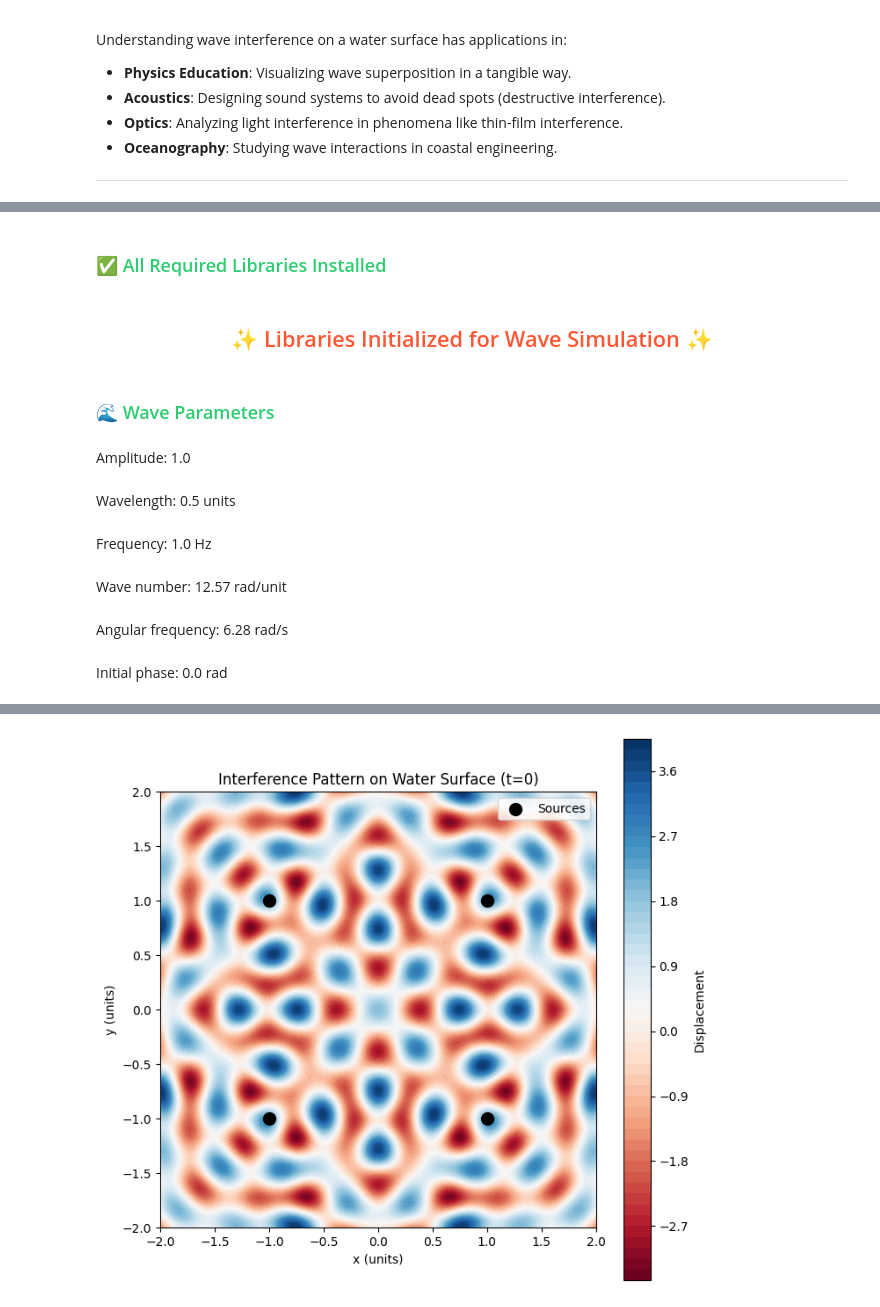
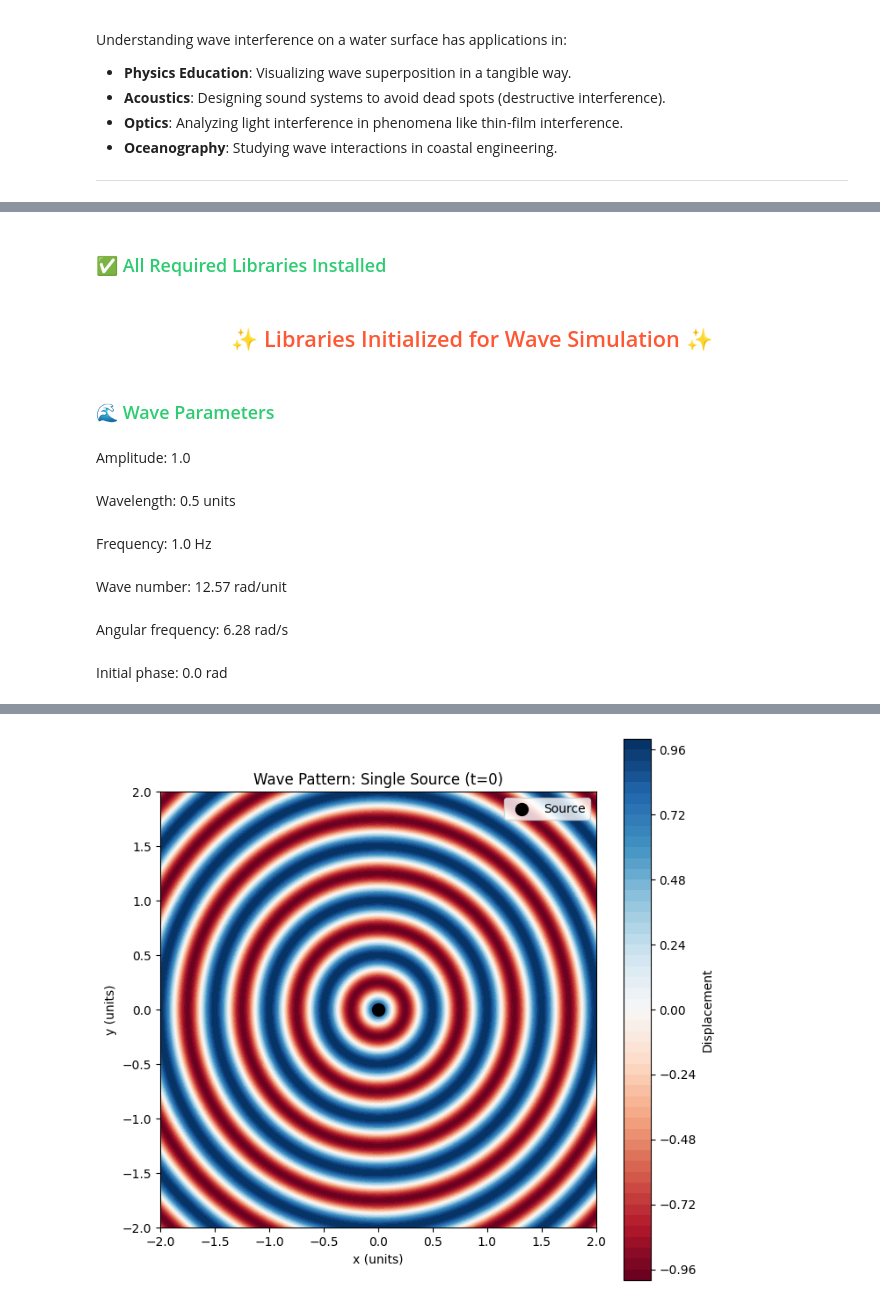
Before and after one commit to mehmetuurs/solutions_repo, a Jupyter notebook: 1 Physics/3 Waves/Problem_1_Waves.ipynb, the cells around one changed output, grey strips where cells are left out. Drawn from its saved outputs; the diff is of its cells as text; code cells hidden in the pictures.

```diff
--- a/1 Physics/3 Waves/Problem_1_Waves.ipynb
+++ b/1 Physics/3 Waves/Problem_1_Waves.ipynb
@@ -123,15 +123,6 @@ f = 1.0  # Frequency (Hz)
 omega = 2 * np.pi * f  # Angular frequency
 phi = 0.0  # Initial phase
 
-# Square vertices (side length 2, centered at origin)
-side_length = 2.0
-sources = [
-    (side_length/2, side_length/2),   # (1, 1)
-    (side_length/2, -side_length/2),  # (1, -1)
-    (-side_length/2, -side_length/2), # (-1, -1)
-    (-side_length/2, side_length/2)   # (-1, 1)
-]
-
 # Grid for the water surface
 grid_size = 1000  # Number of points per axis
 x = np.linspace(-2, 2, grid_size)
@@ -146,7 +137,6 @@ display(HTML(f"<p>Frequency: {f} Hz</p>"))
 display(HTML(f"<p>Wave number: {k:.2f} rad/unit</p>"))
 display(HTML(f"<p>Angular frequency: {omega:.2f} rad/s</p>"))
 display(HTML(f"<p>Initial phase: {phi} rad</p>"))
-display(HTML(f"<p>Source positions: {sources}</p>"))
 
 # Cell 4: Compute the Interference Pattern
 def wave_displacement(X, Y, t, source_x, source_y):
@@ -156,29 +146,77 @@ def wave_displacement(X, Y, t, source_x, source_y):
     return A * np.cos(k * r - omega * t + phi)
 
 # Total displacement at time t
-def total_displacement(X, Y, t):
+def total_displacement(X, Y, t, sources):
     eta_total = np.zeros_like(X)
     for source_x, source_y in sources:
         eta_total += wave_displacement(X, Y, t, source_x, source_y)
     return eta_total
 
-# Compute the interference pattern at t = 0 for static visualization
-eta = total_displacement(X, Y, t=0)
+# Cell 5: Case 1 - Single Source
+# Define the source
+single_source = [(0, 0)]
 
-# Cell 5: Static Visualization (Heatmap at t=0)
+# Static heatmap at t=0
 plt.figure(figsize=(8, 8))
-plt.contourf(X, Y, eta, levels=50, cmap='RdBu')
+eta_single = total_displacement(X, Y, t=0, sources=single_source)
+plt.contourf(X, Y, eta_single, levels=50, cmap='RdBu')
 plt.colorbar(label='Displacement')
-plt.scatter([s[0] for s in sources], [s[1] for s in sources], color='black', s=100, label='Sources')
-plt.title('Interference Pattern on Water Surface (t=0)')
+plt.scatter([s[0] for s in single_source], [s[1] for s in single_source], color='black', s=100, label='Source')
+plt.title('Wave Pattern: Single Source (t=0)')
 plt.xlabel('x (units)')
 plt.ylabel('y (units)')
 plt.legend()
 plt.axis('square')
+plt.savefig('wave_pattern_1source.png')
 plt.show()
 
-# Cell 6: Analysis of Interference Patterns
+# Cell 6: Case 2 - Two Sources
+# Define the sources
+two_sources = [(1, 0), (-1, 0)]
+
+# Static heatmap at t=0
+plt.figure(figsize=(8, 8))
+eta_two = total_displacement(X, Y, t=0, sources=two_sources)
+plt.contourf(X, Y, eta_two, levels=50, cmap='RdBu')
+plt.colorbar(label='Displacement')
+plt.scatter([s[0] for s in two_sources], [s[1] for s in two_sources], color='black', s=100, label='Sources')
+plt.title('Interference Pattern: Two Sources (t=0)')
+plt.xlabel('x (units)')
+plt.ylabel('y (units)')
+plt.legend()
+plt.axis('square')
+plt.savefig('wave_pattern_2sources.png')
+plt.show()
+
+# Cell 7: Case 3 - Four Sources (Square, Existing Code)
+# Square vertices (side length 2, centered at origin)
+four_sources = [
+    (1, 1),   # (1, 1)
+    (1, -1),  # (1, -1)
+    (-1, -1), # (-1, -1)
+    (-1, 1)   # (-1, 1)
+]
+
+# Static heatmap at t=0
+plt.figure(figsize=(8, 8))
+eta_four = total_displacement(X, Y, t=0, sources=four_sources)
+plt.contourf(X, Y, eta_four, levels=50, cmap='RdBu')
+plt.colorbar(label='Displacement')
+plt.scatter([s[0] for s in four_sources], [s[1] for s in four_sources], color='black', s=100, label='Sources')
+plt.title('Interference Pattern: Four Sources (Square, t=0)')
+plt.xlabel('x (units)')
+plt.ylabel('y (units)')
+plt.legend()
+plt.axis('square')
+plt.savefig('wave_pattern_4sources.png')
+plt.show()
+
+# Cell 8: Analysis of Interference Patterns
 display(HTML("<h3 style='color: #2ECC71;'>🔍 Analysis of Interference Patterns</h3>"))
-display(HTML("<p><b>Constructive Interference</b>: Bright regions (red in the heatmap) indicate constructive interference, where the waves from multiple sources are in phase, leading to larger displacements. For example, along the diagonals of the square, waves from opposite sources often reinforce each other.</p>"))
-display(HTML("<p><b>Destructive Interference</b>: Dark regions (blue in the heatmap) indicate destructive interference, where the waves are out of phase, leading to cancellation. For example, along the midpoints between sources, the path difference often results in a phase difference of $\pi$, causing cancellation.</p>"))
+display(HTML("<p><b>Single Source</b>: With one source at the origin, the wave pattern is a series of concentric circles, as expected for a circular wave. There’s no interference since there’s only one source.</p>"))
+display(HTML("<p><b>Two Sources</b>: With two sources, we see a clear interference pattern. Along the line $y=0$, there are alternating regions of constructive interference (red, where waves are in phase) and destructive interference (blue, where waves are out of phase). The pattern is symmetric about the x-axis.</p>"))
+display(HTML("<p><b>Four Sources</b>: With four sources at the vertices of a square, the interference pattern is more complex. Constructive interference occurs along the diagonals of the square, where waves from opposite sources are in phase (red regions). Destructive interference occurs at midpoints between sources, where the path difference results in a phase difference of $\pi$ (blue regions).</p>"))
+
+# Cell 9: Final Statement
+display(HTML("<h2 style='color: #3498DB;'>🎊 Simulation Complete: Wave Interference Patterns Analyzed 🎊</h2>"))
 # %% [output]
@@ -202 +232 @@ Source positions: [(1.0, 1.0), (1.0, -1.0), (-1.0, -1.0), (-1.0, 1.0)]
-[figure, old version]
+[figure, new version]
```
Also changed, not shown: parts of 1 cell of this notebook, 1 other file.
